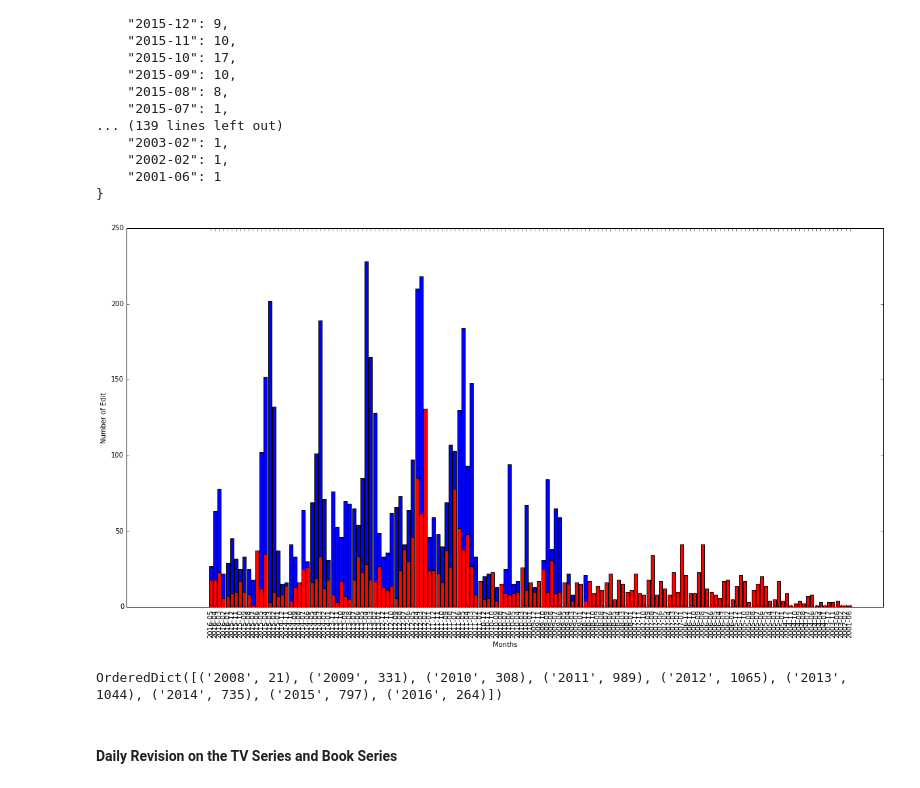
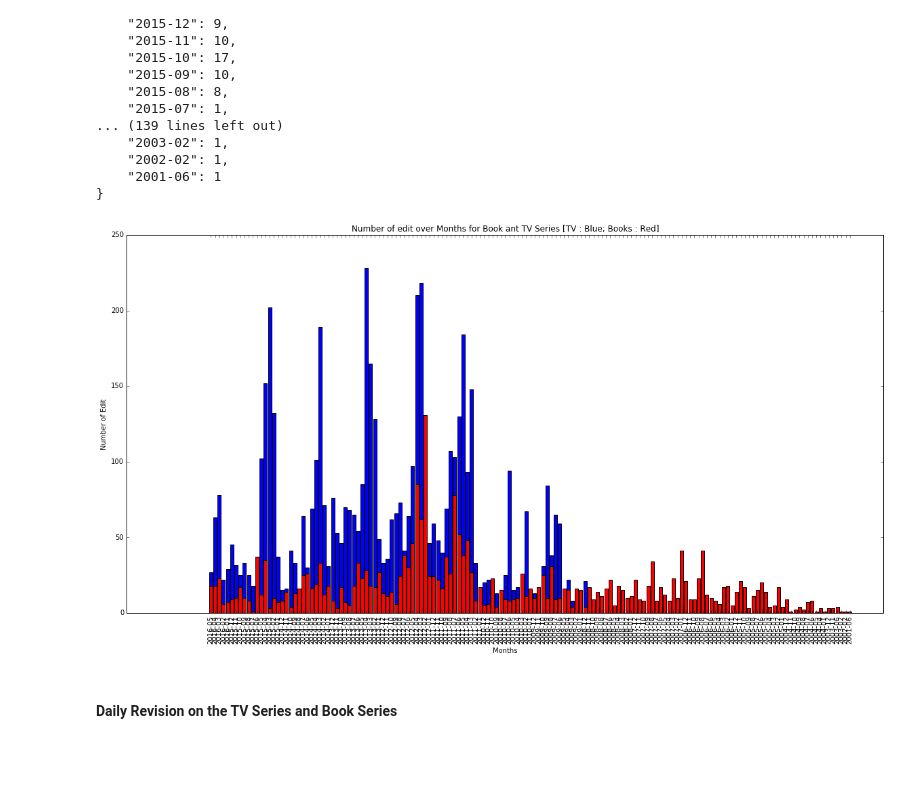
Before and after one commit to abhishekanand/DS4UX, a Jupyter notebook: final/Project.ipynb, the cells around one changed output. Cells and saved outputs as stored; diff of their text form; code cells hidden in the pictures; blank space fills up the shorter version.

```diff
--- a/final/Project.ipynb
+++ b/final/Project.ipynb
@@ -621,27 +658,22 @@ print(json.dumps(odbookmonths, indent = 4 ))
 # %%
 plt.bar(range(len(odtvmonths)), odtvmonths.values(), align='center')
 
 
 
 
 plt.bar(range(len(odbookmonths)), odbookmonths.values(), align='center', color = 'red')
 plt.xticks(range(len(odbookmonths)), odbookmonths.keys(),rotation='vertical')
 
 #labels
 plt.xlabel("Months")
 plt.ylabel("Number of Edit")
 
 
+#title
+plt.title("Number of edit over Months for Book ant TV Series [TV : Blue; Books : Red]")
 plt.show()
 # %% [output]
-[figure, old version]
+[figure, new version]
-# %%
-import collections
-
-odtvyears = collections.OrderedDict(sorted(tvyears.items()))
-print(odtvyears)
-# %% [output]
-OrderedDict([('2008', 21), ('2009', 331), ('2010', 308), ('2011', 989), ('2012', 1065), ('2013', 1044), ('2014', 735), ('2015', 797), ('2016', 264)])
 # %% [markdown]
 #### Daily Revision on the TV Series and Book Series
 # %%
```
Also changed, not shown: parts of 37 cells of this notebook.
